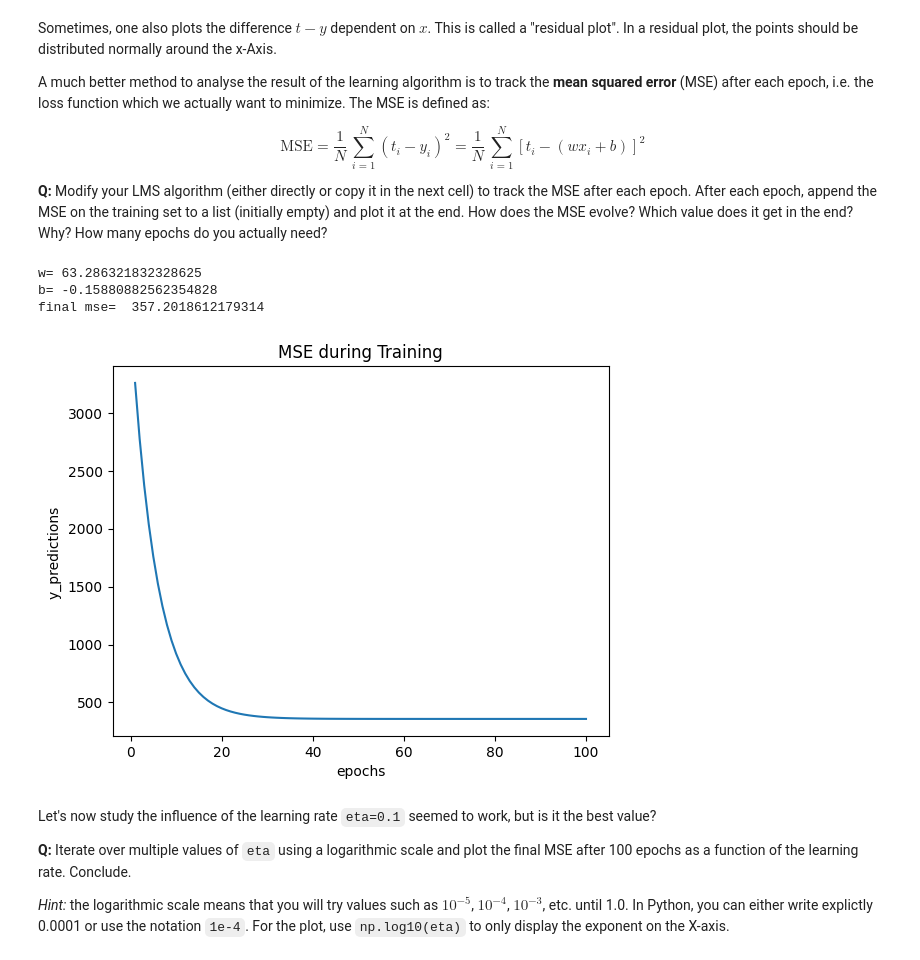
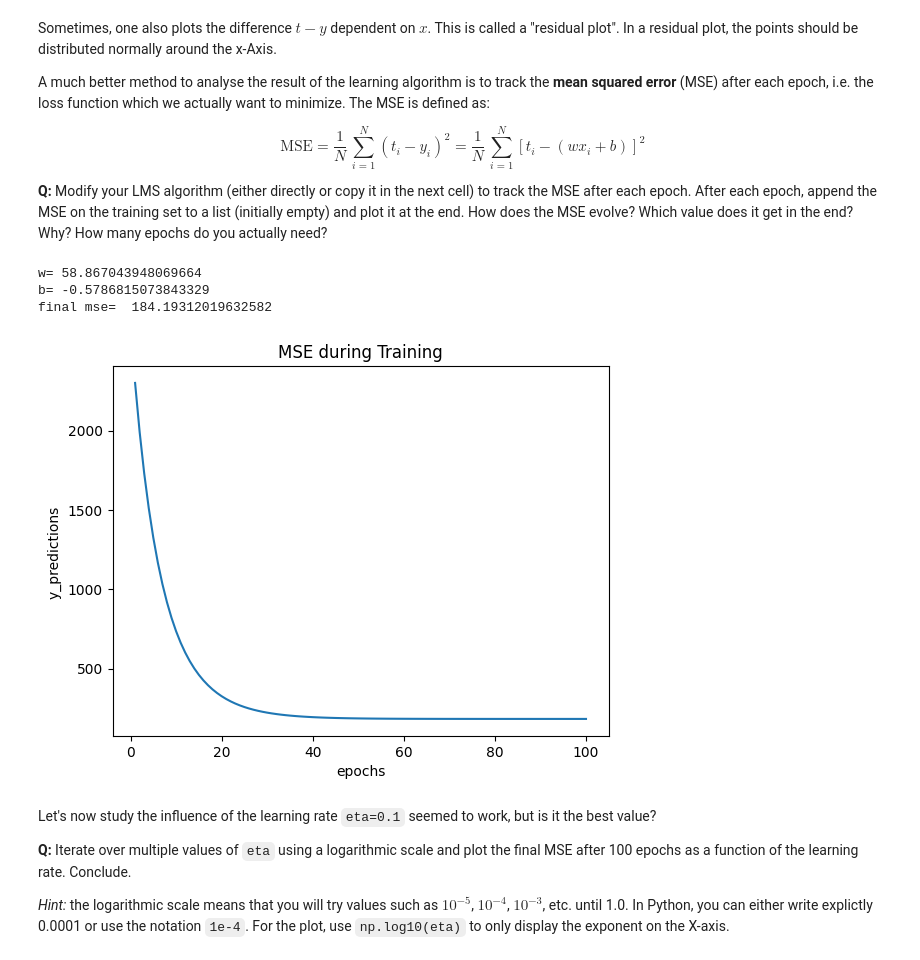
Before and after one commit to 77boom/neurocomputing, a Jupyter notebook: notebooks/3-LinearRegression.ipynb, the cells around one changed output. Cells and saved outputs as stored; diff of their text form; code cells hidden in the pictures.

```diff
--- a/notebooks/3-LinearRegression.ipynb
+++ b/notebooks/3-LinearRegression.ipynb
@@ -195,7 +195,7 @@ import matplotlib.pyplot as plt
 from sklearn.datasets import make_regression
 
 N = 100
-X, t = make_regression(n_samples=N, n_features=1, noise=20.0) #generate datasets
+X, t = make_regression(n_samples=N, n_features=1, noise=15.0) #generate datasets
 X = X.flatten()
 
 
@@ -213,37 +213,37 @@ for epoch in range(M):
   dw = 0
   db = 0
   for i in range(N):
     y = w * X[i] + b
     dw = dw + (t[i] - y) * X[i]
     db = db + (t[i] - y)
 
 
   delta_w = eta * (1/N) * dw
   delta_b = eta * (1/N) * db
 
 
   w = w + delta_w
   b = b + delta_b
 
   y_pred = w * X + b
   mse = np.mean((t - y_pred) ** 2)
   mse_history.append(mse)
 
 
 print("w=", w)
 print("b=", b)
 print("final mse= ", mse_history[-1])
 
 plt.plot(range(1, M+1), mse_history)
 plt.xlabel("epochs")
 plt.ylabel("y_predictions ")
 plt.title("MSE during Training")
 plt.show()
 # %% [output]
-w= 63.286321832328625
-b= -0.15880882562354828
-final mse=  357.2018612179314
+w= 58.867043948069664
+b= -0.5786815073843329
+final mse=  184.19312019632582
-[figure, old version]
+[figure, new version]
 # %% [markdown]
 Let's now study the influence of the learning rate `eta=0.1` seemed to work, but is it the best value?
 
```
Also changed, not shown: parts of 1 cell of this notebook.
